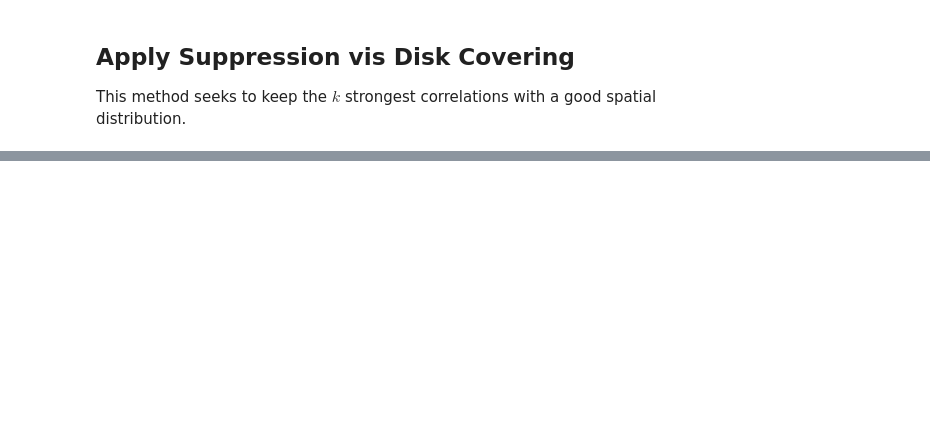
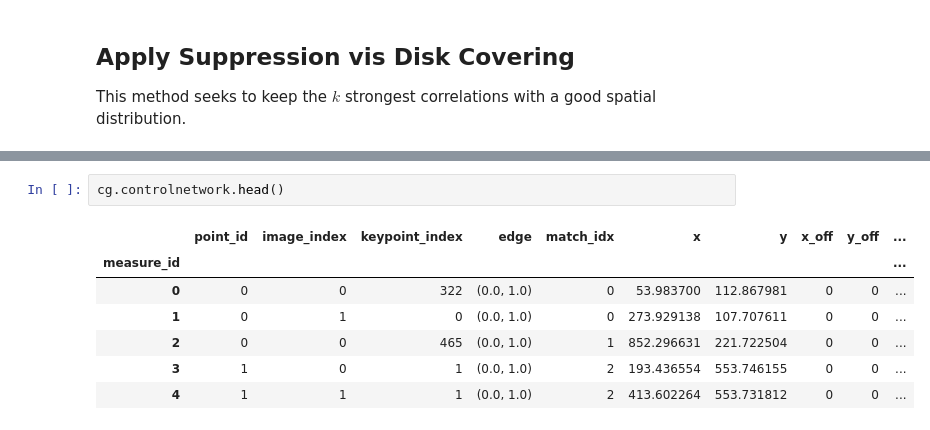
Before and after one commit to USGS-Astrogeology/autocnet, a Jupyter notebook: notebooks/Tutorial with Visualization.ipynb, the cells around one changed output, grey strips where cells are left out. Cells and saved outputs as stored; diff of their text form; blank space fills up the shorter version.

```diff
--- a/notebooks/Tutorial with Visualization.ipynb
+++ b/notebooks/Tutorial with Visualization.ipynb
@@ -148,0 +206,10 @@ KeyboardInterrupt:
+# %%
+cg.controlnetwork.head()
+# %% [output]
+|  | point_id | image_index | keypoint_index | edge | match_idx | x | y | x_off | y_off | ... |
+| measure_id |  |  |  |  |  |  |  |  |  | ... |
+| 0 | 0 | 0 | 322 | (0.0, 1.0) | 0 | 53.983700 | 112.867981 | 0 | 0 | ... |
+| 1 | 0 | 1 | 0 | (0.0, 1.0) | 0 | 273.929138 | 107.707611 | 0 | 0 | ... |
+| 2 | 0 | 0 | 465 | (0.0, 1.0) | 1 | 852.296631 | 221.722504 | 0 | 0 | ... |
+| 3 | 1 | 0 | 1 | (0.0, 1.0) | 2 | 193.436554 | 553.746155 | 0 | 0 | ... |
+| 4 | 1 | 1 | 1 | (0.0, 1.0) | 2 | 413.602264 | 553.731812 | 0 | 0 | ... |
```
Also changed, not shown: parts of 26 cells of this notebook, 1 other file.
